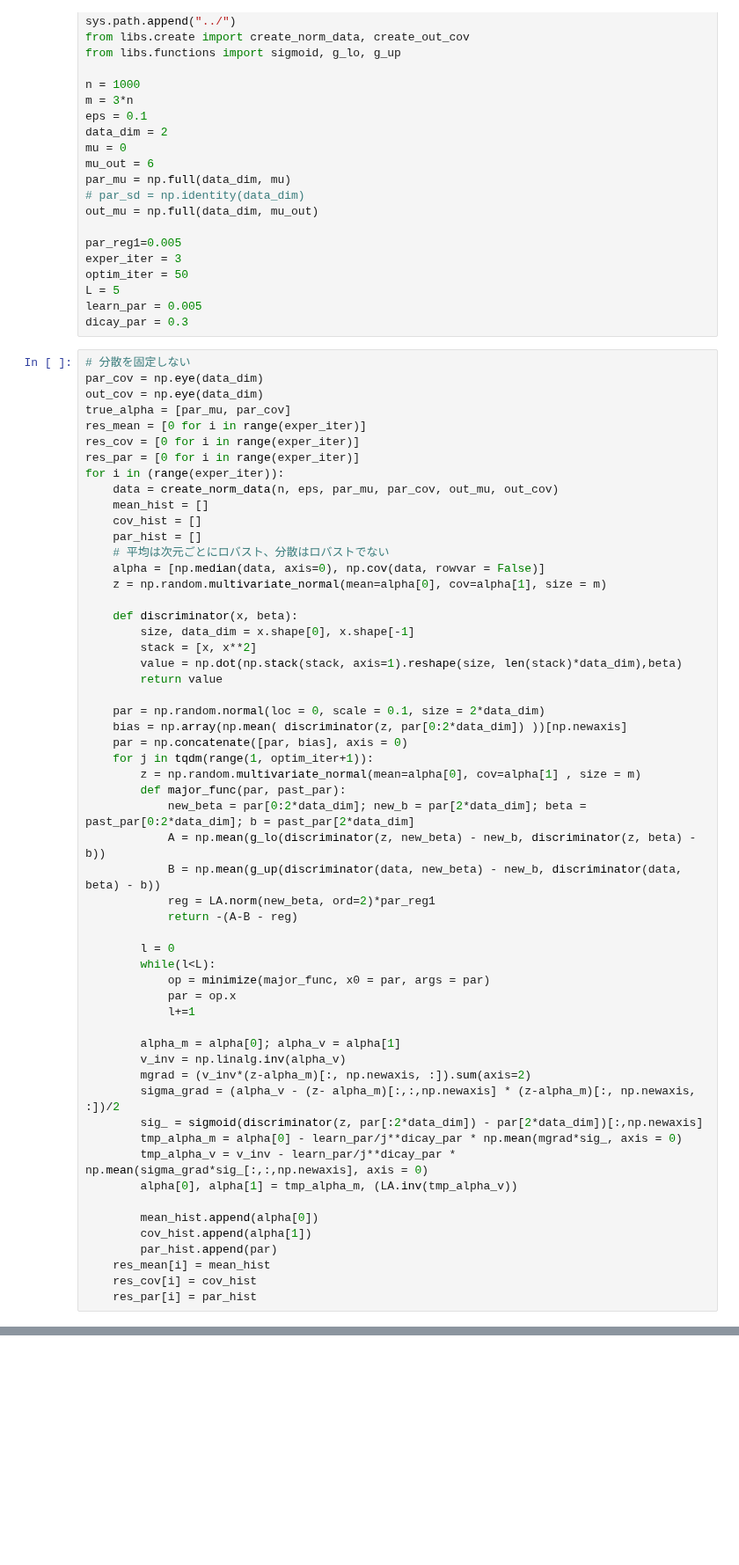
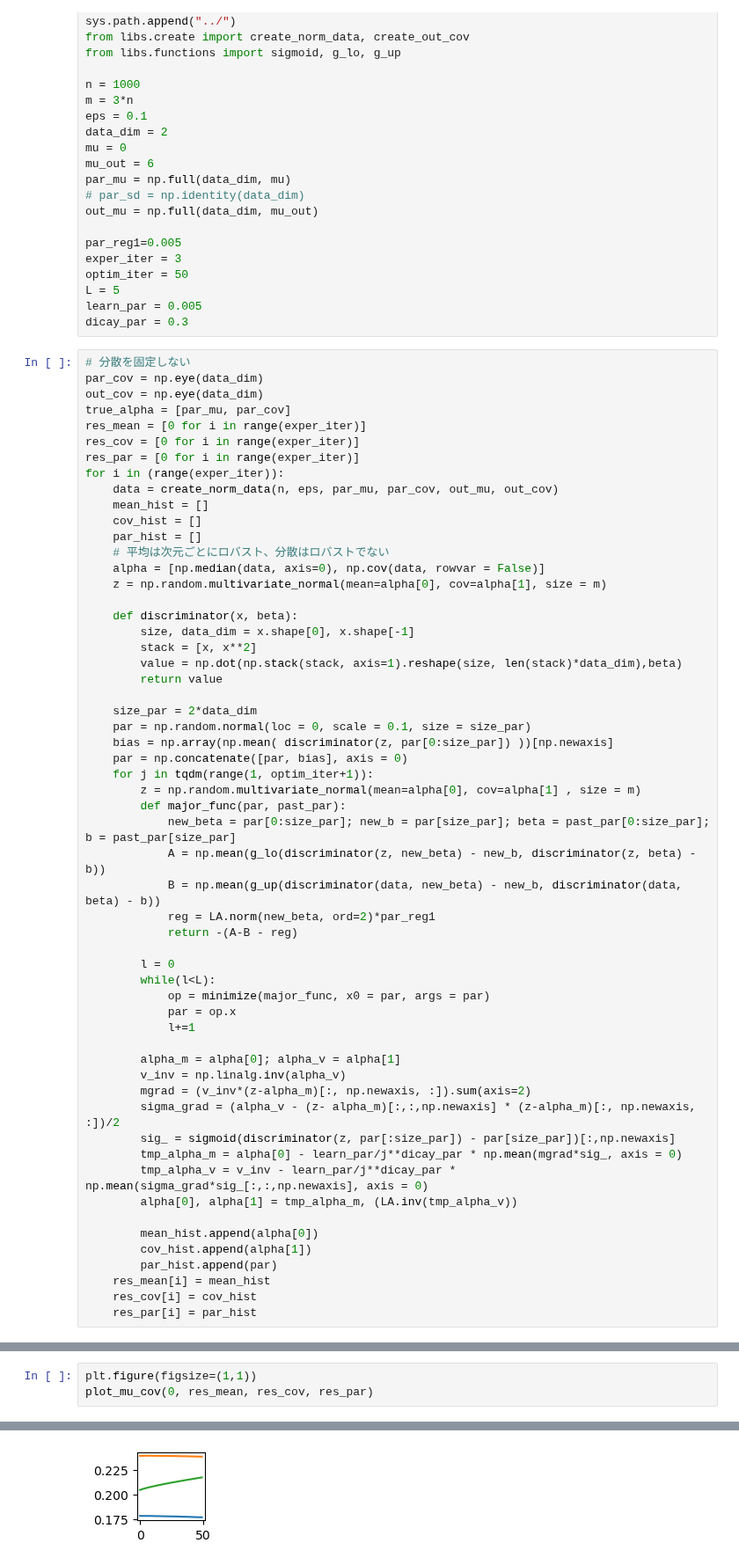
Before and after one commit to monarsan/robust-GAN, a Jupyter notebook: work/multivar_nonfixed_covariance/multivar_nonfixed_cov.ipynb, the cells around one changed output, grey strips where cells are left out. Shown at 88% size. Saved outputs shown, nothing was run; the diff lists cells and outputs as text; blank space fills up the shorter version.

Commit message:
refactor:add size_par

```diff
--- a/work/multivar_nonfixed_covariance/multivar_nonfixed_cov.ipynb
+++ b/work/multivar_nonfixed_covariance/multivar_nonfixed_cov.ipynb
@@ -51,13 +51,14 @@ for i in (range(exper_iter)):
         value = np.dot(np.stack(stack, axis=1).reshape(size, len(stack)*data_dim),beta)
         return value
 
-    par = np.random.normal(loc = 0, scale = 0.1, size = 2*data_dim)
-    bias = np.array(np.mean( discriminator(z, par[0:2*data_dim]) ))[np.newaxis]
+    size_par = 2*data_dim
+    par = np.random.normal(loc = 0, scale = 0.1, size = size_par)
+    bias = np.array(np.mean( discriminator(z, par[0:size_par]) ))[np.newaxis]
     par = np.concatenate([par, bias], axis = 0)
     for j in tqdm(range(1, optim_iter+1)):
         z = np.random.multivariate_normal(mean=alpha[0], cov=alpha[1] , size = m)
         def major_func(par, past_par):
-            new_beta = par[0:2*data_dim]; new_b = par[2*data_dim]; beta = past_par[0:2*data_dim]; b = past_par[2*data_dim]
+            new_beta = par[0:size_par]; new_b = par[size_par]; beta = past_par[0:size_par]; b = past_par[size_par]
             A = np.mean(g_lo(discriminator(z, new_beta) - new_b, discriminator(z, beta) - b))
             B = np.mean(g_up(discriminator(data, new_beta) - new_b, discriminator(data, beta) - b))
             reg = LA.norm(new_beta, ord=2)*par_reg1
@@ -73,7 +74,7 @@ for i in (range(exper_iter)):
         v_inv = np.linalg.inv(alpha_v)
         mgrad = (v_inv*(z-alpha_m)[:, np.newaxis, :]).sum(axis=2)
         sigma_grad = (alpha_v - (z- alpha_m)[:,:,np.newaxis] * (z-alpha_m)[:, np.newaxis, :])/2
-        sig_ = sigmoid(discriminator(z, par[:2*data_dim]) - par[2*data_dim])[:,np.newaxis]
+        sig_ = sigmoid(discriminator(z, par[:size_par]) - par[size_par])[:,np.newaxis]
         tmp_alpha_m = alpha[0] - learn_par/j**dicay_par * np.mean(mgrad*sig_, axis = 0)
         tmp_alpha_v = v_inv - learn_par/j**dicay_par * np.mean(sigma_grad*sig_[:,:,np.newaxis], axis = 0)
         alpha[0], alpha[1] = tmp_alpha_m, (LA.inv(tmp_alpha_v))
@@ -147,0 +90,4 @@ cov  std : 0.42218
+# %%
+plt.figure(figsize=(1,1))
+plot_mu_cov(0, res_mean, res_cov, res_par)
+# %% [output]
@@ -147,0 +98 @@ cov  std : 0.42218
+[figure, added]
```
Also changed, not shown: parts of 5 cells of this notebook.
